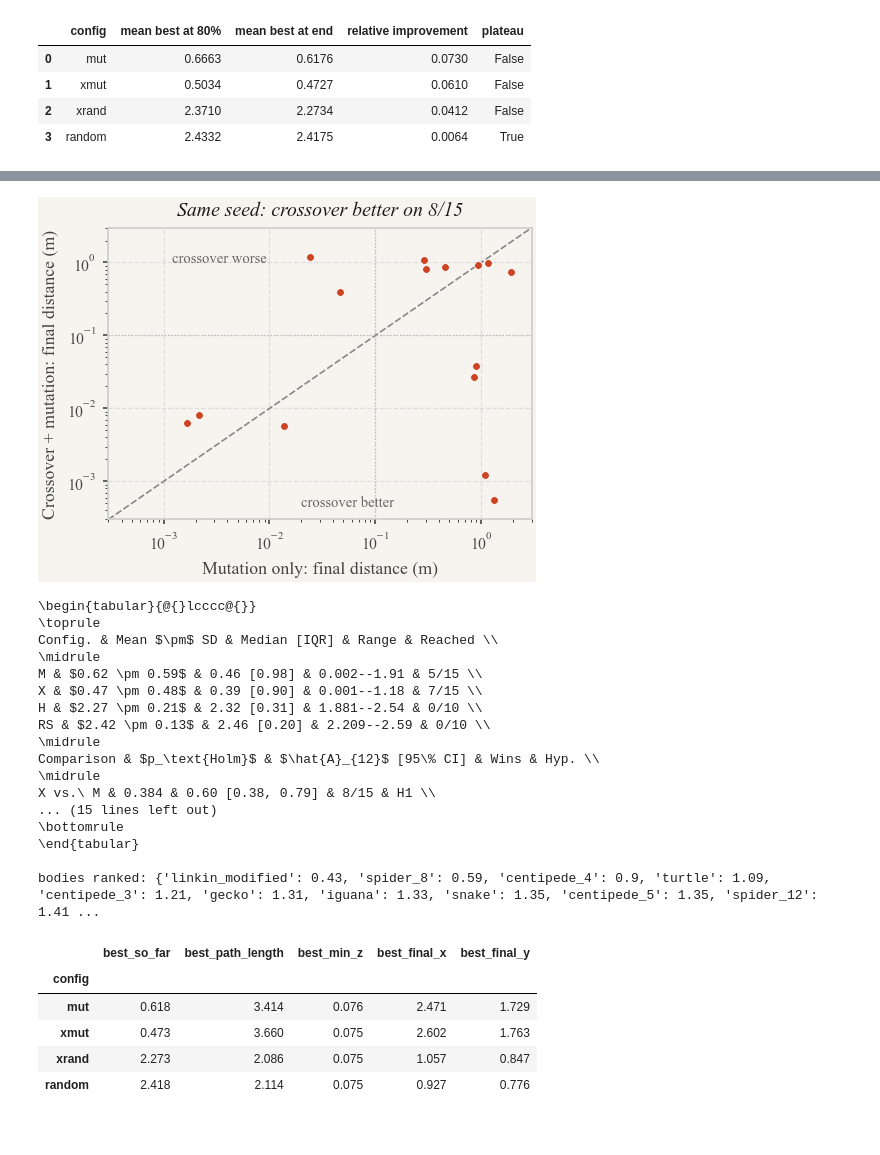
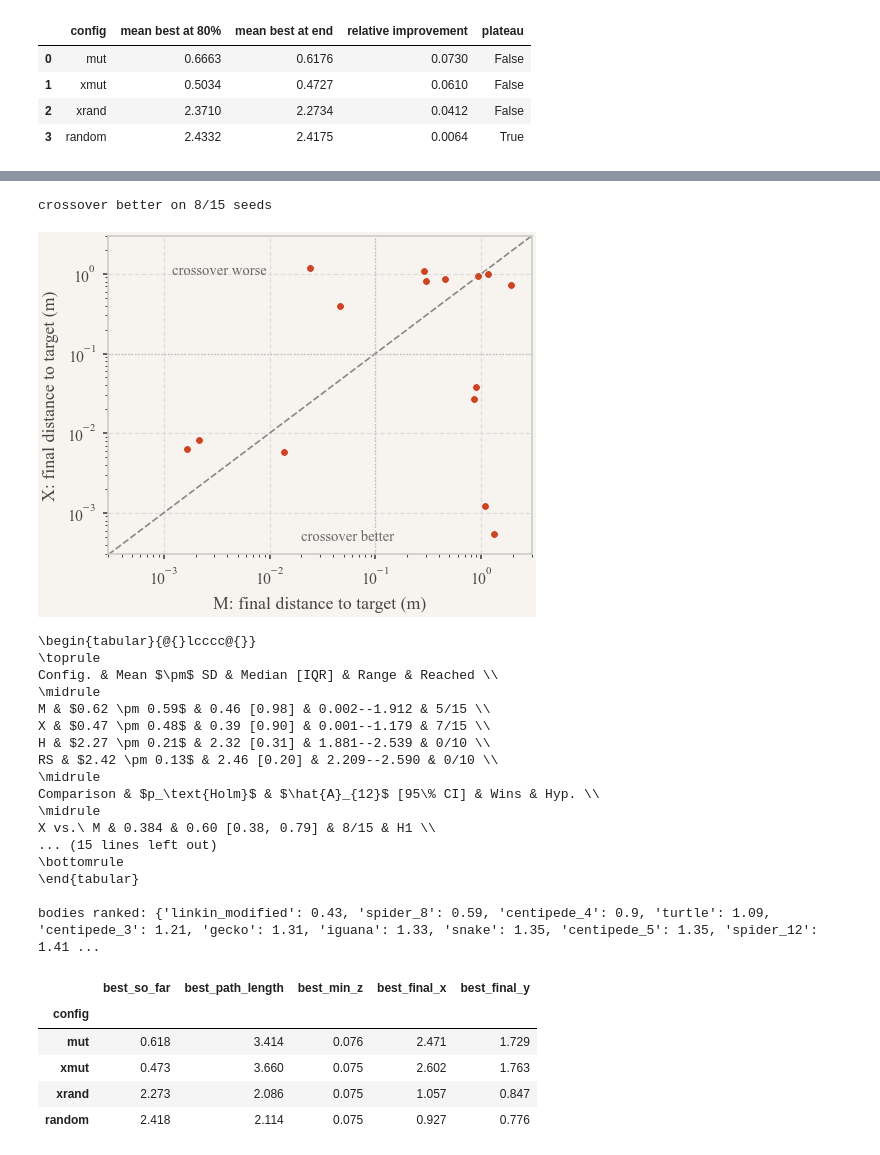
Before and after one commit to codegithubka/EvolutionaryComputing2026, a Jupyter notebook: assignments/assignment_2/analysis.ipynb, the cells around one changed output, grey strips where cells are left out. Drawn from its saved outputs; the diff is of its cells as text; code cells hidden in the pictures.

```diff
--- a/assignments/assignment_2/analysis.ipynb
+++ b/assignments/assignment_2/analysis.ipynb
@@ -466,29 +464,30 @@ plt.show()
 # %%
 # Fig 5: paired comparison per seed (same initial population for mut and xmut).
 pair = last.pivot(index="seed", columns="config", values="best_so_far")[["mut", "xmut"]].dropna()
 fig, ax = plt.subplots(figsize=(COL_W, 2.6))
 lo, hi = 3e-4, 3.0
 ax.plot([lo, hi], [lo, hi], color="#888888", lw=0.8, linestyle=DASHED)
 ax.axvline(SUCCESS_M, color="#bbbbbb", lw=0.6, linestyle=":")
 ax.axhline(SUCCESS_M, color="#bbbbbb", lw=0.6, linestyle=":")
 ax.scatter(pair["mut"], pair["xmut"], s=14, color=COLORS["xmut"], edgecolor="white", lw=0.4, zorder=3)
 ax.set_xscale("log")
 ax.set_yscale("log")
 ax.set_xlim(lo, hi)
 ax.set_ylim(lo, hi)
-ax.set_xlabel(f"{LABELS['mut']}: final distance (m)")
-ax.set_ylabel(f"{LABELS['xmut']}: final distance (m)")
+ax.set_xlabel("M: final distance to target (m)")
+ax.set_ylabel("X: final distance to target (m)")
 wins = int((pair["xmut"] < pair["mut"]).sum())
-panel_title(ax, f"Same seed: crossover better on {wins}/{len(pair)}")
+print(f"crossover better on {wins}/{len(pair)} seeds")
 ax.text(1.2e-3, 1.0, "crossover worse", fontsize=7, color="#666666")
 ax.text(0.02, 4.5e-4, "crossover better", fontsize=7, color="#666666")
 ax.grid(True, axis="both")
 fig.tight_layout(pad=0.4)
 fig.savefig(OUT / "fig5_paired.png")
 fig.savefig(OUT / "fig5_paired.pdf")
 plt.show()
 # %% [output]
+crossover better on 8/15 seeds
-[figure, old version]
+[figure, new version]
 # %%
 # LaTeX tables for the report (written to results/, \input-able).
 def fmt_p(p):
@@ -507,7 +506,7 @@ for c in CONFIGS:
     v = final.loc[c]
     lines.append(
         f"{short[c]} & ${v.mean():.2f} \\pm {v.std():.2f}$ & {v.median():.2f} "
-        f"[{v.quantile(0.75) - v.quantile(0.25):.2f}] & {v.min():.3f}--{v.max():.2f} & "
+        f"[{v.quantile(0.75) - v.quantile(0.25):.2f}] & {v.min():.3f}--{v.max():.3f} & "
         f"{int(succ.loc[c, 'reached target'])}/{int(succ.loc[c, 'runs'])} \\\\"
     )
 lines += [r"\midrule", r"Comparison & $p_\text{Holm}$ & $\hat{A}_{12}$ [95\% CI] & Wins & Hyp. \\", r"\midrule"]
@@ -538,7 +537,7 @@ for k, v in sigma.items():
 grid = pd.DataFrame(rows).T.sort_index()
 grid["worse arm"] = grid[["mut", "xmut"]].max(axis=1)
 lines = [r"\begin{tabular}{@{}lc@{\hspace{1.2em}}lccc@{}}", r"\toprule",
-         r"Body & Best & $\sigma$ & M & X & Worse \\", r"\midrule"]
+         r"Body & Mean & $\sigma$ & M & X & Worse \\", r"\midrule"]
 top = list(bodies.items())[:4]
 for i in range(max(len(top), len(grid))):
     left = f"\\texttt{{{top[i][0].replace('_', r'\_')}}} & {top[i][1]:.2f}" if i < len(top) else "&"
@@ -557,10 +556,10 @@ print("bodies ranked:", bodies.round(2).to_dict())
 \toprule
 Config. & Mean $\pm$ SD & Median [IQR] & Range & Reached \\
 \midrule
-M & $0.62 \pm 0.59$ & 0.46 [0.98] & 0.002--1.91 & 5/15 \\
-X & $0.47 \pm 0.48$ & 0.39 [0.90] & 0.001--1.18 & 7/15 \\
-H & $2.27 \pm 0.21$ & 2.32 [0.31] & 1.881--2.54 & 0/10 \\
-RS & $2.42 \pm 0.13$ & 2.46 [0.20] & 2.209--2.59 & 0/10 \\
+M & $0.62 \pm 0.59$ & 0.46 [0.98] & 0.002--1.912 & 5/15 \\
+X & $0.47 \pm 0.48$ & 0.39 [0.90] & 0.001--1.179 & 7/15 \\
+H & $2.27 \pm 0.21$ & 2.32 [0.31] & 1.881--2.539 & 0/10 \\
+RS & $2.42 \pm 0.13$ & 2.46 [0.20] & 2.209--2.590 & 0/10 \\
 \midrule
 Comparison & $p_\text{Holm}$ & $\hat{A}_{12}$ [95\% CI] & Wins & Hyp. \\
 \midrule
```
Also changed, not shown: parts of 5 cells of this notebook, 12 other files.
